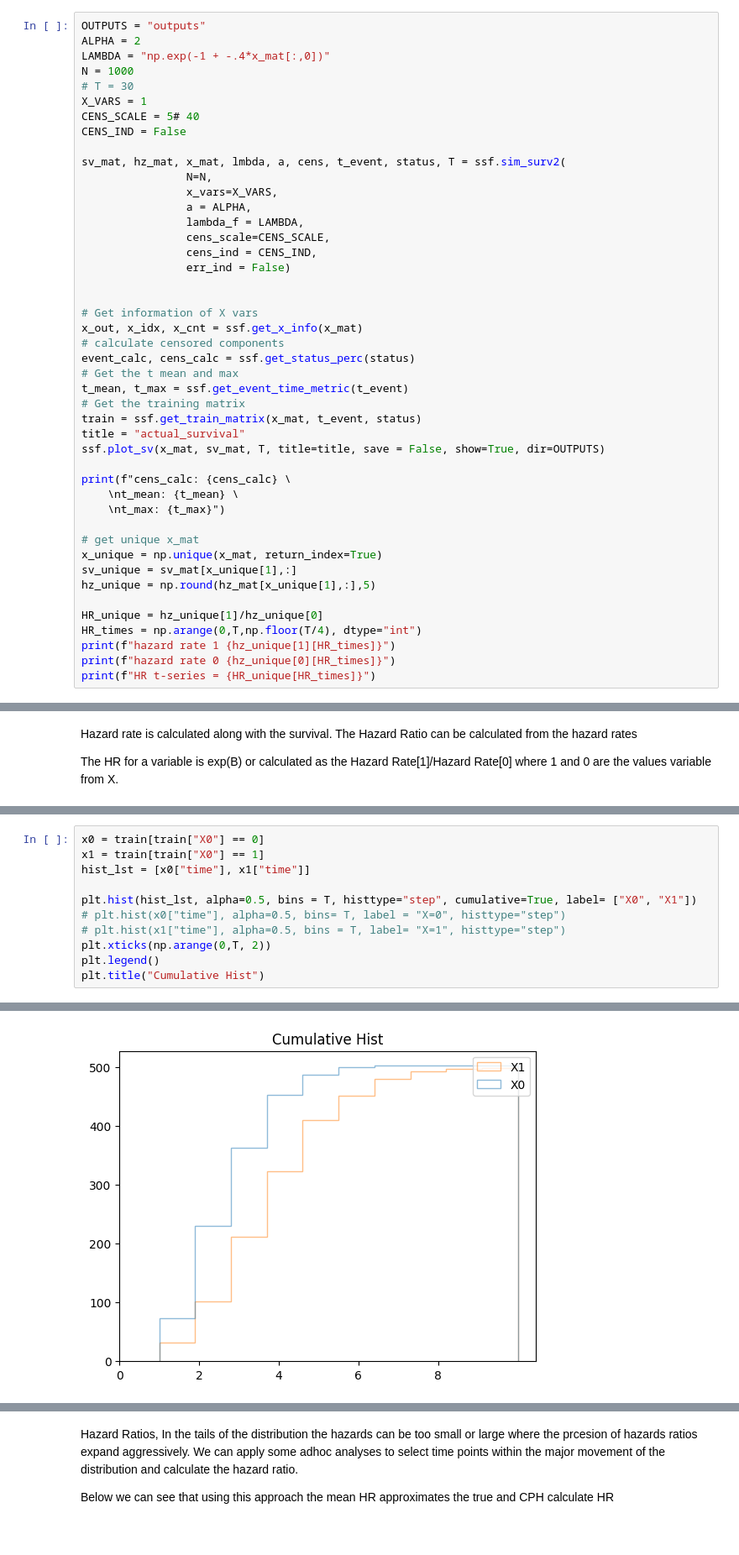
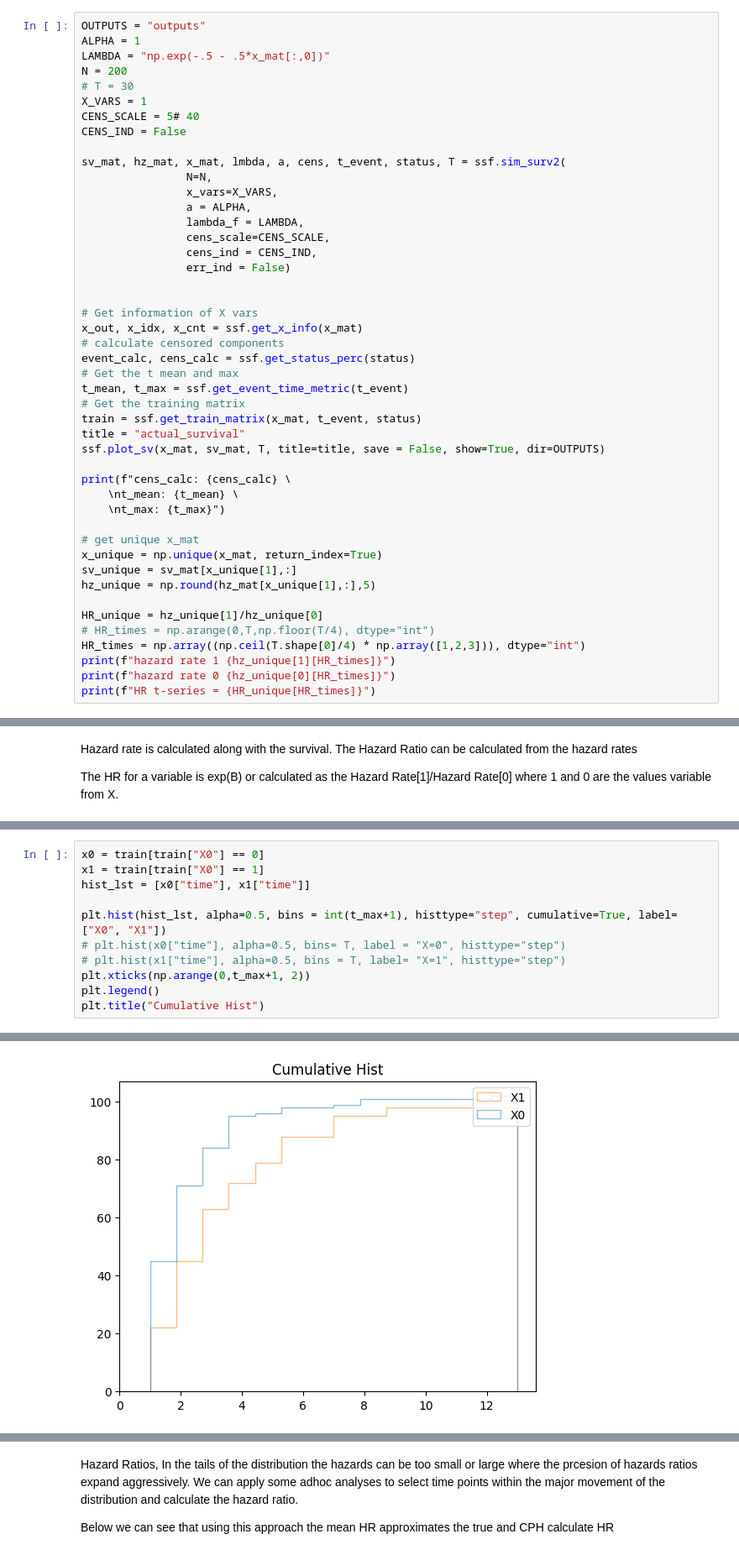
Before and after one commit to twj8CDC/PYMC_BART, a Jupyter notebook: eval_1_bart_return_hr.ipynb, the cells around one changed output, grey strips where cells are left out. Shown at 84% size. Cells and saved outputs as stored; diff of their text form.

```diff
--- a/eval_1_bart_return_hr.ipynb
+++ b/eval_1_bart_return_hr.ipynb
@@ -33,9 +33,9 @@ importlib.reload(ssf)
 <module 'simsurv_func' from '/home/twj8/pymc_bart/simsurv_func.py'>
 # %%
 OUTPUTS = "outputs"
-ALPHA = 2
-LAMBDA = "np.exp(-1 + -.4*x_mat[:,0])"
-N = 1000
+ALPHA = 1
+LAMBDA = "np.exp(-.5 - .5*x_mat[:,0])"
+N = 200
 # T = 30
 X_VARS = 1
 CENS_SCALE = 5# 40
@@ -72,7 +72,8 @@ sv_unique = sv_mat[x_unique[1],:]
 hz_unique = np.round(hz_mat[x_unique[1],:],5)
 
 HR_unique = hz_unique[1]/hz_unique[0]
-HR_times = np.arange(0,T,np.floor(T/4), dtype="int")
+# HR_times = np.arange(0,T,np.floor(T/4), dtype="int")
+HR_times = np.array((np.ceil(T.shape[0]/4) * np.array([1,2,3])), dtype="int")
 print(f"hazard rate 1 {hz_unique[1][HR_times]}")
 print(f"hazard rate 0 {hz_unique[0][HR_times]}")
 print(f"HR t-series = {HR_unique[HR_times]}")
@@ -136,17 +172,17 @@ Text(8.0, 0.4, 'True Ave HR 0.45')
 # %%
 x0 = train[train["X0"] == 0]
 x1 = train[train["X0"] == 1]
 hist_lst = [x0["time"], x1["time"]]
 
-plt.hist(hist_lst, alpha=0.5, bins = T, histtype="step", cumulative=True, label= ["X0", "X1"])
+plt.hist(hist_lst, alpha=0.5, bins = int(t_max+1), histtype="step", cumulative=True, label= ["X0", "X1"])
 # plt.hist(x0["time"], alpha=0.5, bins= T, label = "X=0", histtype="step")
 # plt.hist(x1["time"], alpha=0.5, bins = T, label= "X=1", histtype="step")
-plt.xticks(np.arange(0,T, 2))
+plt.xticks(np.arange(0,t_max+1, 2))
 plt.legend()
 plt.title("Cumulative Hist")
 # %% [output]
 Text(0.5, 1.0, 'Cumulative Hist')
-[figure, old version]
+[figure, new version]
 # %%
 # BART
 M = 200 # number of trees
```
Also changed, not shown: parts of 9 cells of this notebook, 10 other files.
